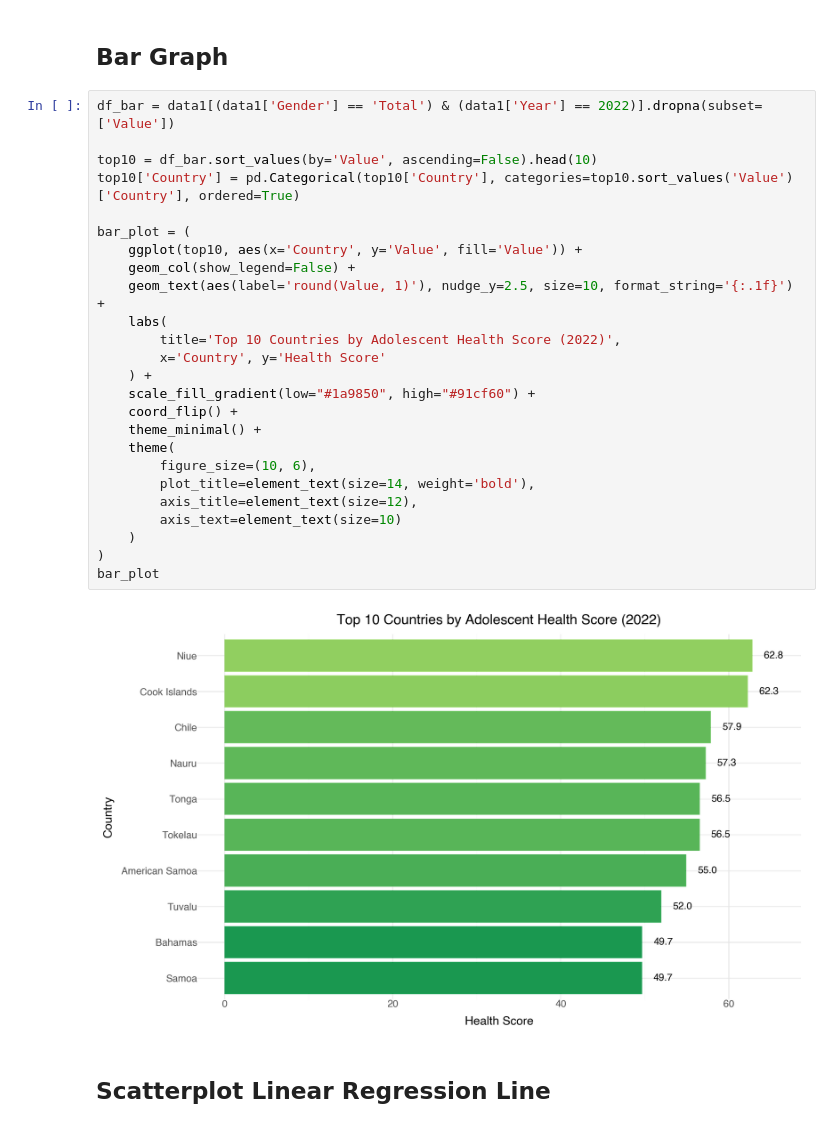
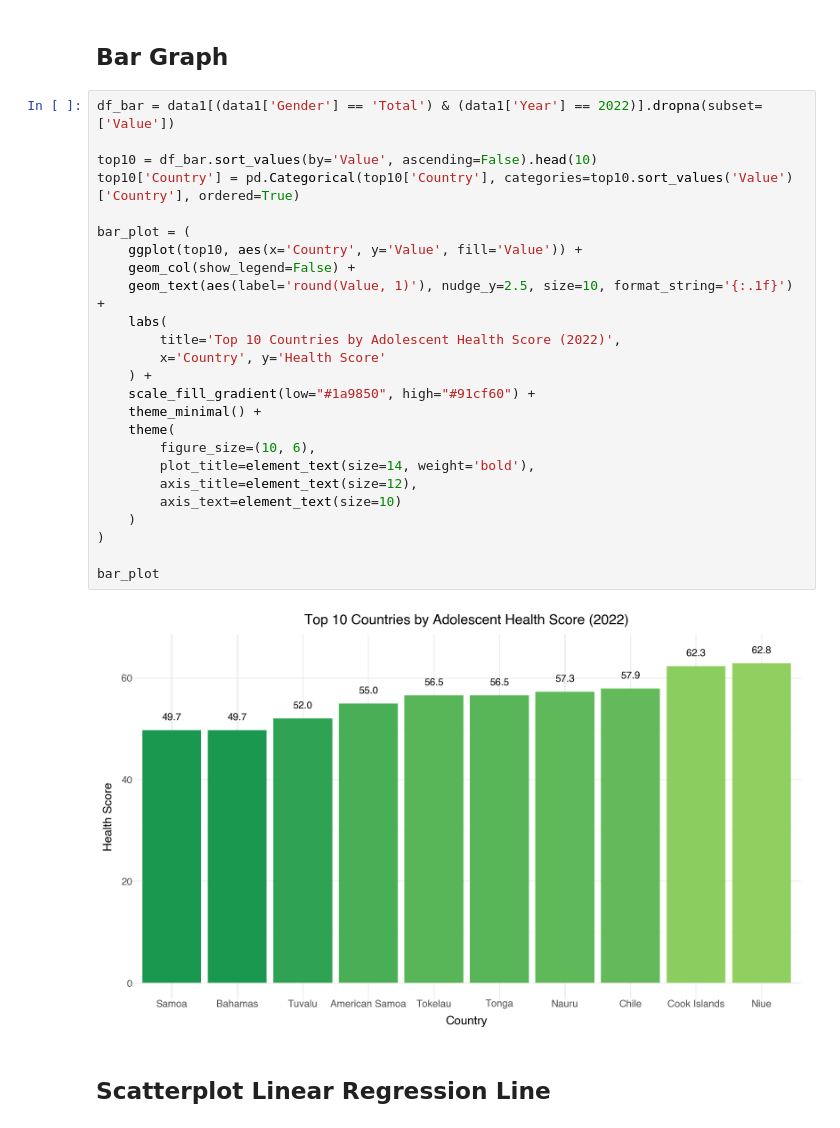
Before and after one commit to AtharvaBhalilkar/unicef_quarto_report_sumit, a Jupyter notebook: notebook/visualizations.ipynb, the cells around one changed output. Drawn from its saved outputs; the diff is of its cells as text.

```diff
--- a/notebook/visualizations.ipynb
+++ b/notebook/visualizations.ipynb
@@ -97,30 +96,30 @@ line_plot
 # %%
 df_bar = data1[(data1['Gender'] == 'Total') & (data1['Year'] == 2022)].dropna(subset=['Value'])
 
 top10 = df_bar.sort_values(by='Value', ascending=False).head(10)
 top10['Country'] = pd.Categorical(top10['Country'], categories=top10.sort_values('Value')['Country'], ordered=True)
 
 bar_plot = (
     ggplot(top10, aes(x='Country', y='Value', fill='Value')) +
     geom_col(show_legend=False) +
     geom_text(aes(label='round(Value, 1)'), nudge_y=2.5, size=10, format_string='{:.1f}') +
     labs(
         title='Top 10 Countries by Adolescent Health Score (2022)',
         x='Country', y='Health Score'
     ) +
     scale_fill_gradient(low="#1a9850", high="#91cf60") +
-    coord_flip() +
     theme_minimal() +
     theme(
         figure_size=(10, 6),
         plot_title=element_text(size=14, weight='bold'),
         axis_title=element_text(size=12),
         axis_text=element_text(size=10)
     )
 )
+
 bar_plot
 # %% [output]
-[figure, old version]
+[figure, new version]
 # %% [markdown]
 ## Scatterplot Linear Regression Line
 # %%
```
Also changed, not shown: parts of 1 cell of this notebook, 17 other files.
